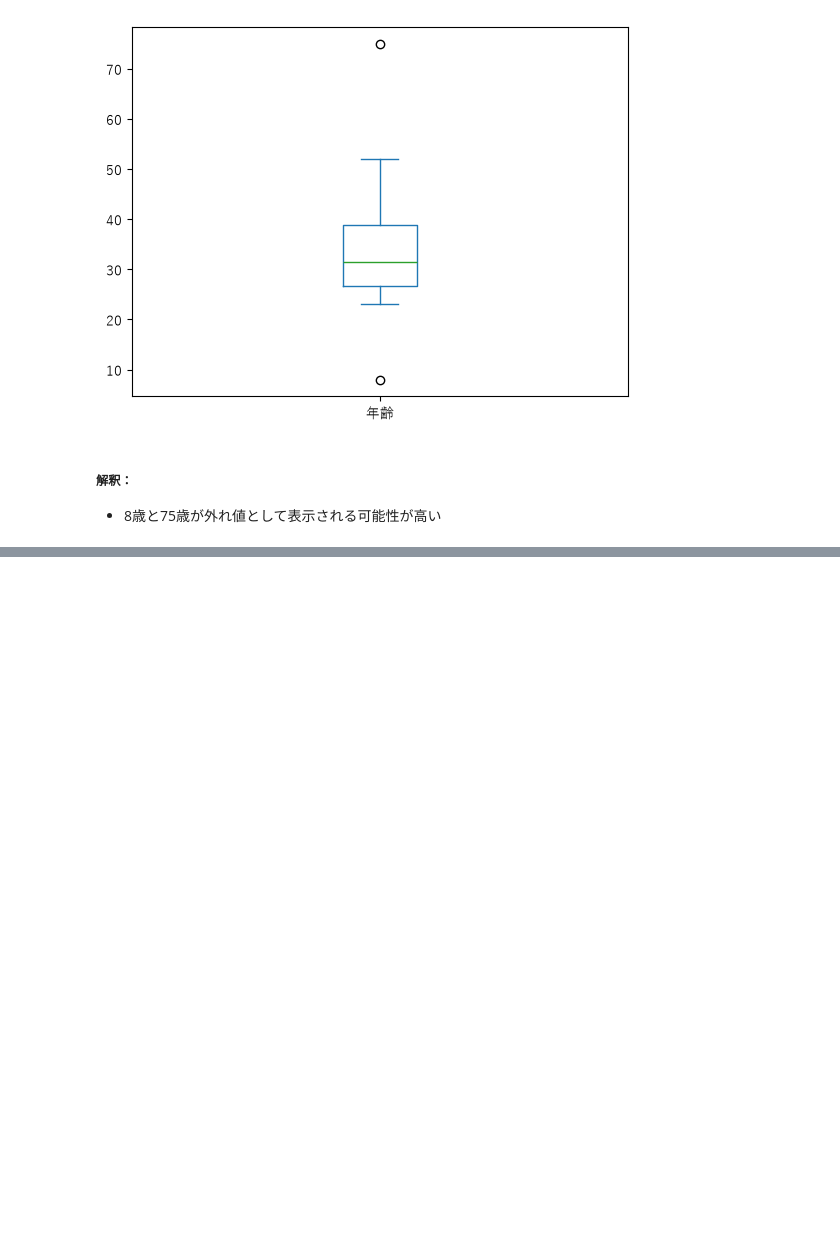
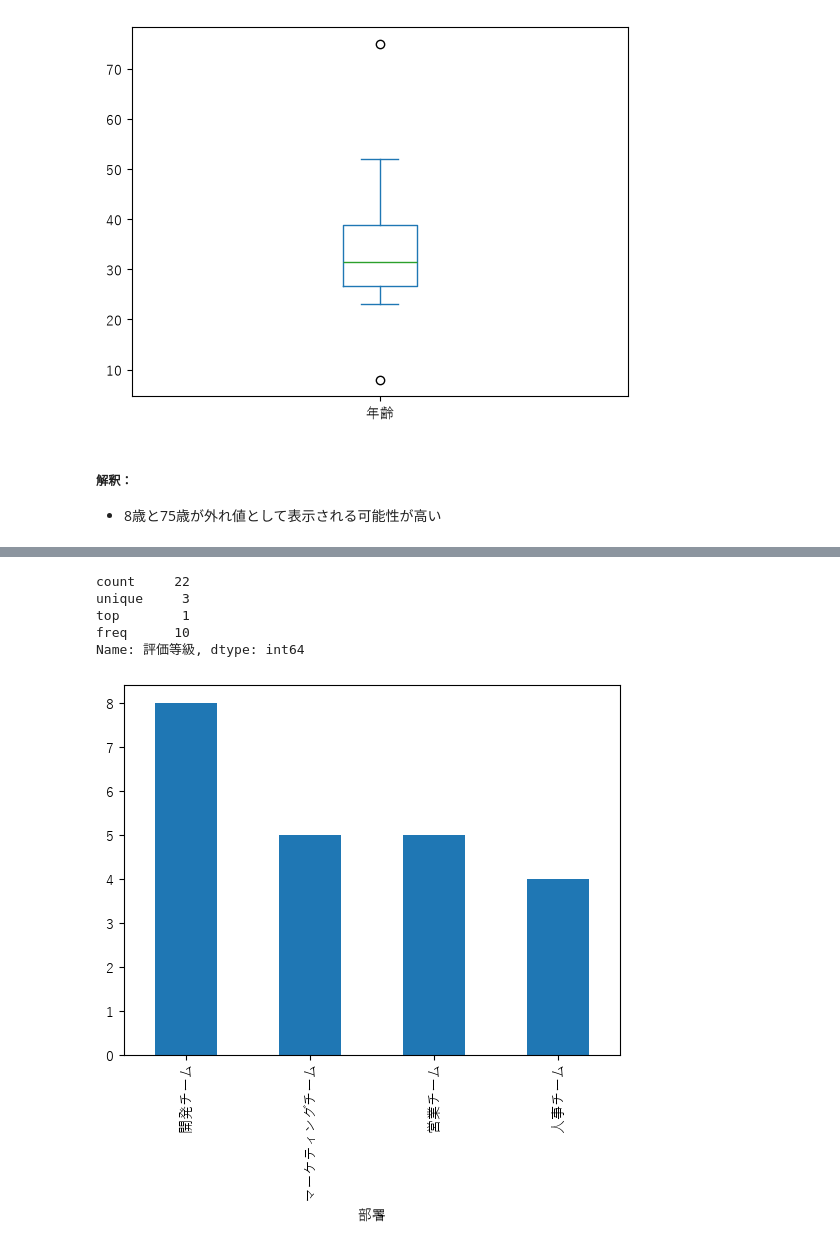
Before and after one commit to KaiLynn99/python_alone, a Jupyter notebook: 2026 9月/9.11 (59日目)/17. データ探索 - 構造化データの可視化：変数の数による分類.ipynb, the cells around one changed output, grey strips where cells are left out. Cells and saved outputs as stored; diff of their text form; code cells hidden in the pictures; blank space fills up the shorter version.

```diff
--- a/2026 9月/9.11 (59日目)/17. データ探索 - 構造化データの可視化：変数の数による分類.ipynb
+++ b/2026 9月/9.11 (59日目)/17. データ探索 - 構造化データの可視化：変数の数による分類.ipynb
@@ -1,2 +1,10 @@
+# %%
+import matplotlib.pyplot as plt
+
+# 日本語の文字化けを防止
+plt.rcParams["font.family"] = "Yu Gothic"
+
+# 「-」記号の文字化けを防止
+plt.rcParams["axes.unicode_minus"] = False
 # %% [markdown]
 ## 1. 構造化データの分類
@@ -263,0 +370,17 @@ age_series.plot(kind="box");
+# %%
+# 評価等級をカテゴリ型に変換
+df["評価等級"] = df["評価等級"].astype("category")
+
+# 評価等級の概要を確認
+df["評価等級"].describe()
+# %% [output]
+count     22
+unique     3
+top        1
+freq      10
+Name: 評価等級, dtype: int64
+# %%
+# 部署ごとの人数を棒グラフで比較
+df["部署"].value_counts().plot(kind="bar");
+# %% [output]
+[figure, added]
```
Also changed, not shown: parts of 8 cells of this notebook.
